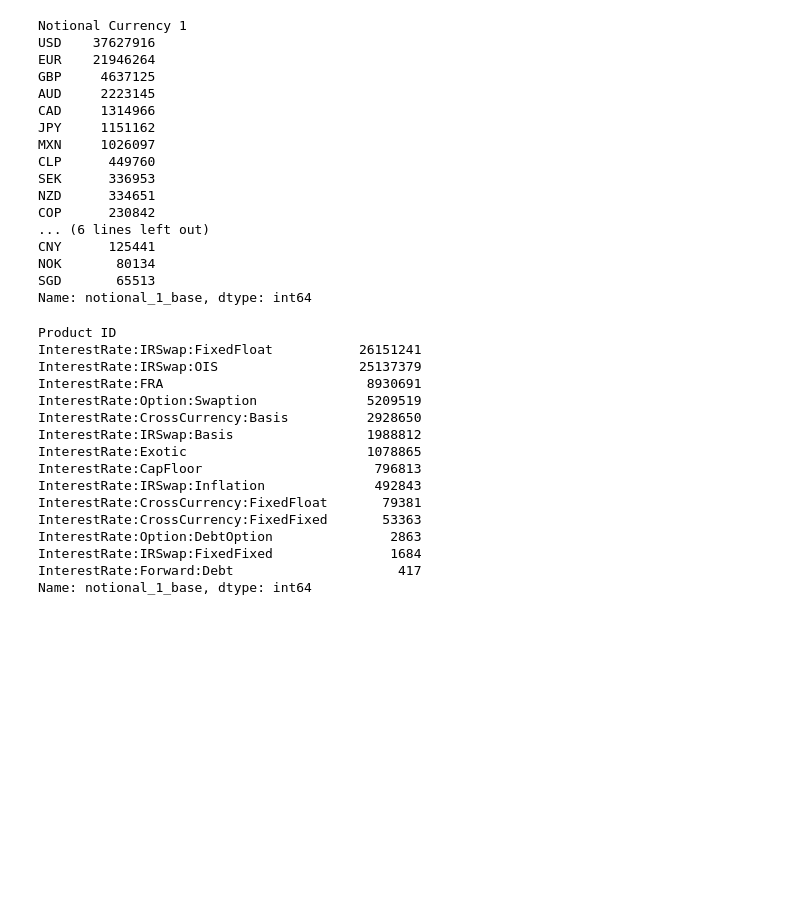
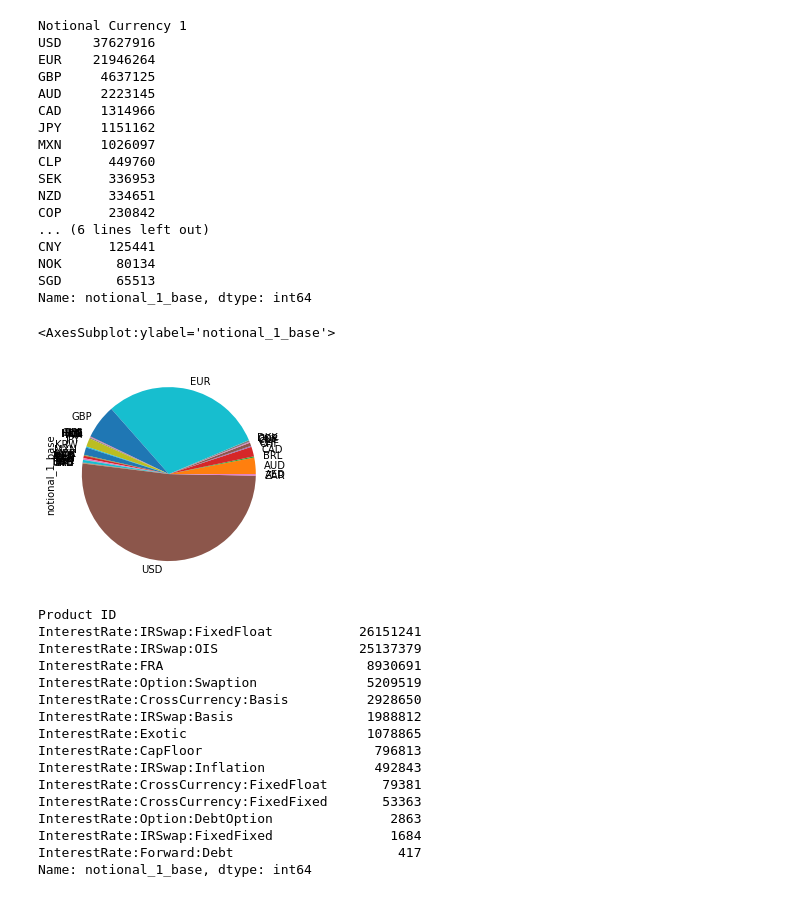
Before and after one commit to drastorguev/nqis_simple_app, a Jupyter notebook: Notebooks/EDA.ipynb, the cells around one changed output. Saved outputs shown, nothing was run; the diff lists cells and outputs as text; code cells hidden in the pictures; blank space fills up the shorter version.

```diff
--- a/Notebooks/EDA.ipynb
+++ b/Notebooks/EDA.ipynb
@@ -537,6 +548,11 @@ CNY      125441
 NOK       80134
 SGD       65513
 Name: notional_1_base, dtype: int64
+# %%
+final_df.groupby(['Notional Currency 1']).sum()['notional_1_base'].plot(kind='pie')
+# %% [output]
+<AxesSubplot:ylabel='notional_1_base'>
+[figure, added]
 # %%
 (final_df.groupby(['Product ID']).sum()['notional_1_base']/1000000).astype(int).sort_values(ascending=False).head(20)
 # %% [output]
```
Also changed, not shown: parts of 6 cells of this notebook, 4 other files.
